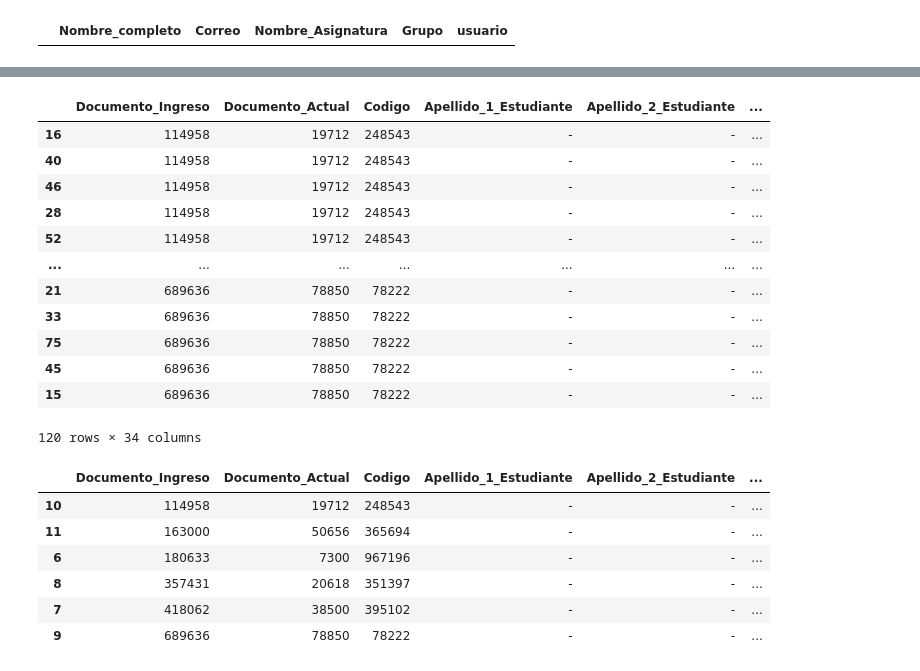
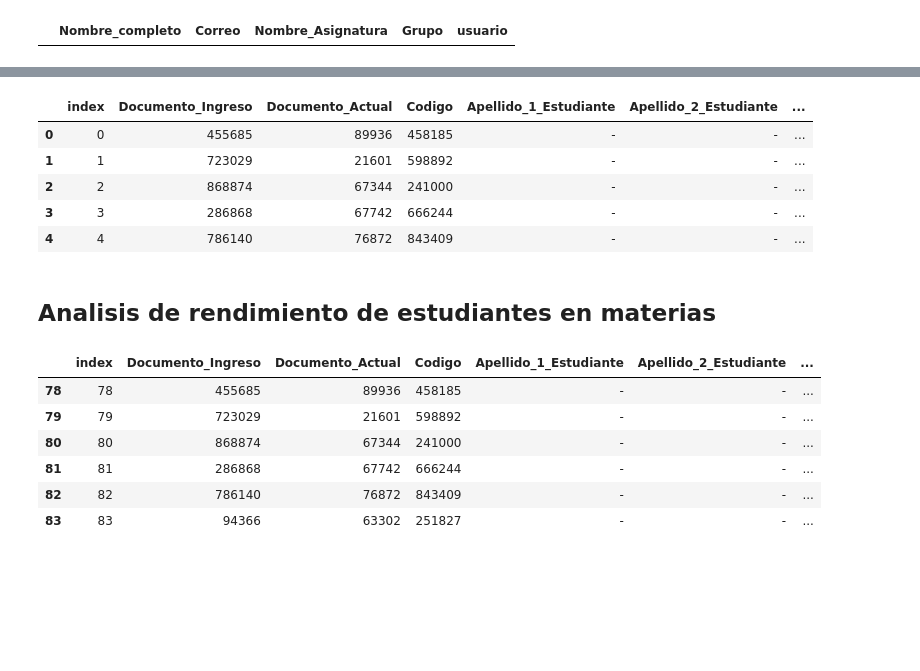
Before and after one commit to juanis2112/capstone2020, a Jupyter notebook: datos_prueba/Datos_Aleatorios.ipynb, the cells around one changed output, grey strips where cells are left out. Cells and saved outputs as stored; diff of their text form; code cells hidden in the pictures; blank space fills up the shorter version.

```diff
--- a/datos_prueba/Datos_Aleatorios.ipynb
+++ b/datos_prueba/Datos_Aleatorios.ipynb
@@ -506,7 +510,11 @@ df_prof
 # %%
-df_completo =df.merge(df_prof,left_on='Nombre_Asignatura',right_on='Nombre_Asignatura')
+df_completo =df.merge(df_prof,left_on='Nombre_Asignatura',right_on='Nombre_Asignatura').reset_index()
+# %%
+# Nota final
+df_completo["Nota_final"] = df_completo.apply(lambda row: (row["Nota_1er_Corte"]*row["Corte_1p"]+row["Nota_2do_Corte"]*row["Corte_2p"]+row["Nota_3er_Corte"]*row["Corte_3p"]+row["Nota_4to_Corte"]*row["Corte_4p"]+row["Nota_5to_Corte"]*row["Corte_5p"])/100.0,axis=1)
 # %%
-df_completo = df_completo.sort_values(by='Documento_Ingreso')
+#pd.set_option('display.max_rows', df_completo.shape[0]+1)
+#df_completo = df_completo.sort_values(by='Documento_Ingreso')
 df_completo.to_csv('Datos_completos.csv',index = False,encoding='utf-8')
-df_completo
+df_completo.head()
 # %% [output]
@@ -526,38 +527,25 @@ df_completo
-# %%
-# Nota final
-df_completo["Nota_final"] = df[["Nota_1er_Corte","Corte_1p","Nota_2do_Corte","Corte_2p",
-                               "Nota_3er_Corte","Corte_3p","Nota_4to_Corte","Corte_4p",
-                               "Nota_5to_Corte","Corte_5p"]].apply(lambda row:
-                                                                   (row["Nota_1er_Corte"]*row["Corte_1p"] + row["Nota_2do_Corte"]*row["Corte_2p"]+
-                                                                   row["Nota_3er_Corte"]*row["Corte_3p"] + row["Nota_4to_Corte"]*row["Corte_4p"]+
-                                                                   row["Nota_5to_Corte"]*row["Corte_5p"])/100.0,axis=1)
 # %%
-df_completo
+df_completo.head()
 # %% [output]
-|  | Documento_Ingreso | Documento_Actual | Codigo | Apellido_1_Estudiante | Apellido_2_Estudiante | ... |
-| 16 | 114958 | 19712 | 248543 | - | - | ... |
-| 40 | 114958 | 19712 | 248543 | - | - | ... |
-| 46 | 114958 | 19712 | 248543 | - | - | ... |
-| 28 | 114958 | 19712 | 248543 | - | - | ... |
-| 52 | 114958 | 19712 | 248543 | - | - | ... |
-| ... | ... | ... | ... | ... | ... | ... |
-| 21 | 689636 | 78850 | 78222 | - | - | ... |
-| 33 | 689636 | 78850 | 78222 | - | - | ... |
-| 75 | 689636 | 78850 | 78222 | - | - | ... |
-| 45 | 689636 | 78850 | 78222 | - | - | ... |
-| 15 | 689636 | 78850 | 78222 | - | - | ... |
+|  | index | Documento_Ingreso | Documento_Actual | Codigo | Apellido_1_Estudiante | Apellido_2_Estudiante | ... |
+| 0 | 0 | 455685 | 89936 | 458185 | - | - | ... |
+| 1 | 1 | 723029 | 21601 | 598892 | - | - | ... |
+| 2 | 2 | 868874 | 67344 | 241000 | - | - | ... |
+| 3 | 3 | 286868 | 67742 | 666244 | - | - | ... |
+| 4 | 4 | 786140 | 76872 | 843409 | - | - | ... |
-120 rows × 34 columns
+# %% [markdown]
+## Analisis de rendimiento de estudiantes en materias
 # %%
-materia = df_completo[df_completo["Nombre_Asignatura"]== 'Algebra lineal']
+materia = df_completo[df_completo["Nombre_Asignatura"]== 'Precalculo']
 materia
 # %% [output]
-|  | Documento_Ingreso | Documento_Actual | Codigo | Apellido_1_Estudiante | Apellido_2_Estudiante | ... |
-| 10 | 114958 | 19712 | 248543 | - | - | ... |
-| 11 | 163000 | 50656 | 365694 | - | - | ... |
-| 6 | 180633 | 7300 | 967196 | - | - | ... |
-| 8 | 357431 | 20618 | 351397 | - | - | ... |
-| 7 | 418062 | 38500 | 395102 | - | - | ... |
-| 9 | 689636 | 78850 | 78222 | - | - | ... |
+|  | index | Documento_Ingreso | Documento_Actual | Codigo | Apellido_1_Estudiante | Apellido_2_Estudiante | ... |
+| 78 | 78 | 455685 | 89936 | 458185 | - | - | ... |
+| 79 | 79 | 723029 | 21601 | 598892 | - | - | ... |
+| 80 | 80 | 868874 | 67344 | 241000 | - | - | ... |
+| 81 | 81 | 286868 | 67742 | 666244 | - | - | ... |
+| 82 | 82 | 786140 | 76872 | 843409 | - | - | ... |
+| 83 | 83 | 94366 | 63302 | 251827 | - | - | ... |
 # %%
 materia.describe()
 # %% [output]
```
Also changed, not shown: parts of 19 cells of this notebook.
